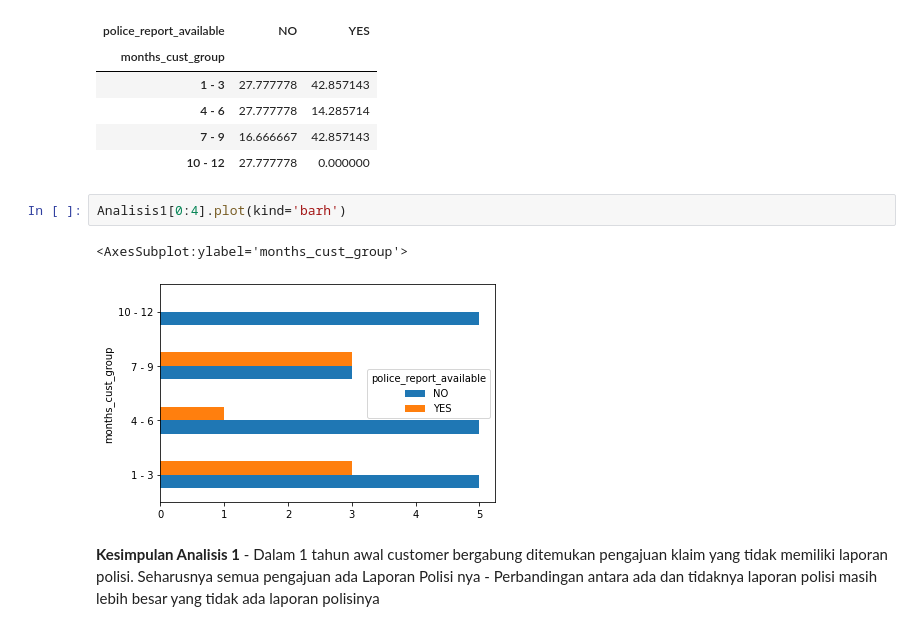
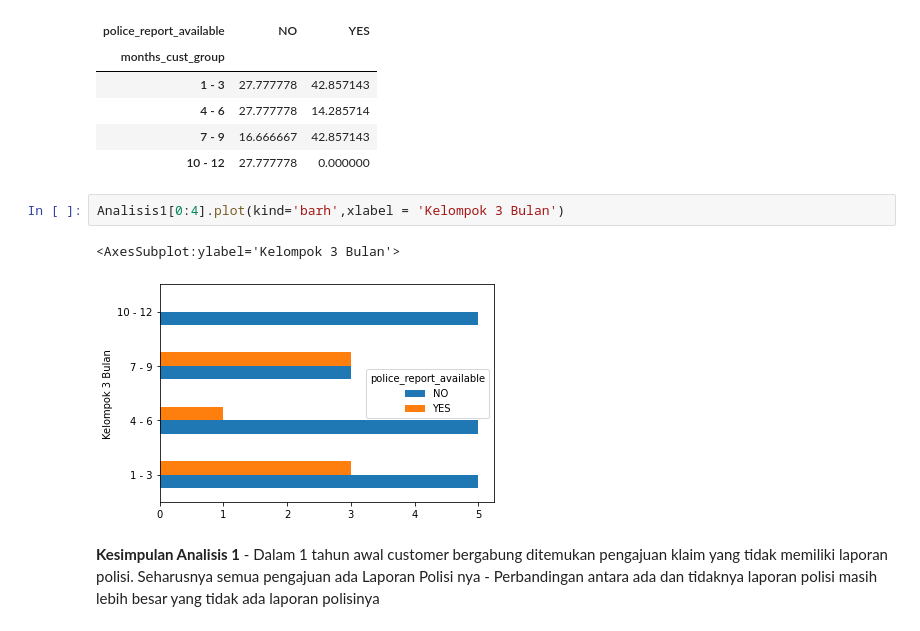
Before and after one commit to wayanwidiasumantra/fraud-ai, a Jupyter notebook: Auto Insurance Fraud Analysis.ipynb, the cells around one changed output. Saved outputs shown, nothing was run; the diff lists cells and outputs as text.

```diff
--- a/Auto Insurance Fraud Analysis.ipynb
+++ b/Auto Insurance Fraud Analysis.ipynb
@@ -467,10 +467,10 @@ Analisis1[0:4]
 | 7 - 9 | 16.666667 | 42.857143 |
 | 10 - 12 | 27.777778 | 0.000000 |
 # %%
-Analisis1[0:4].plot(kind='barh')
+Analisis1[0:4].plot(kind='barh',xlabel = 'Kelompok 3 Bulan')
 # %% [output]
-<AxesSubplot:ylabel='months_cust_group'>
+<AxesSubplot:ylabel='Kelompok 3 Bulan'>
-[figure, old version]
+[figure, new version]
 # %% [markdown]
 **Kesimpulan Analisis 1**
     - Dalam 1 tahun awal customer bergabung ditemukan pengajuan klaim yang tidak memiliki laporan polisi. Seharusnya semua        pengajuan ada Laporan Polisi nya
```
Also changed, not shown: 2 other files.
